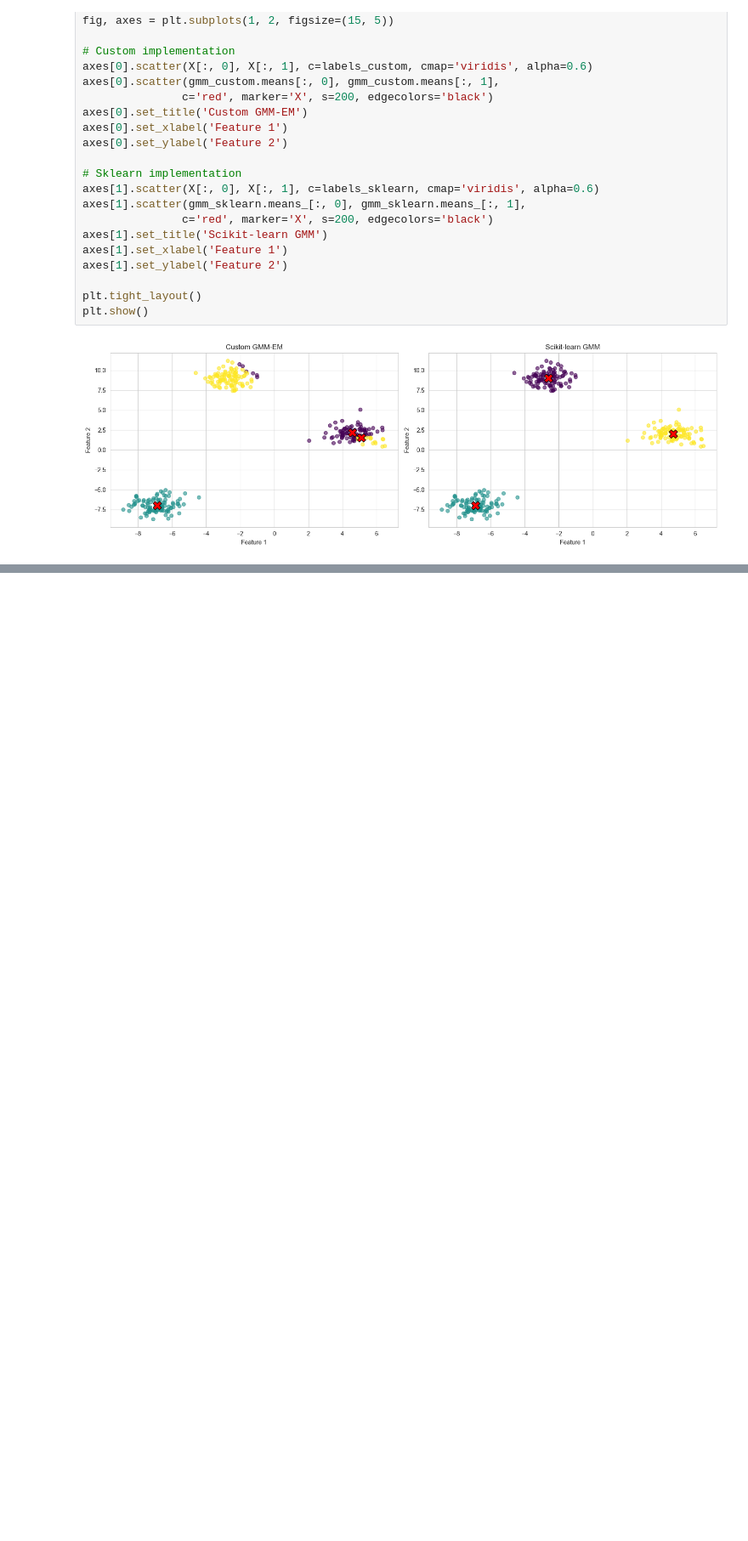
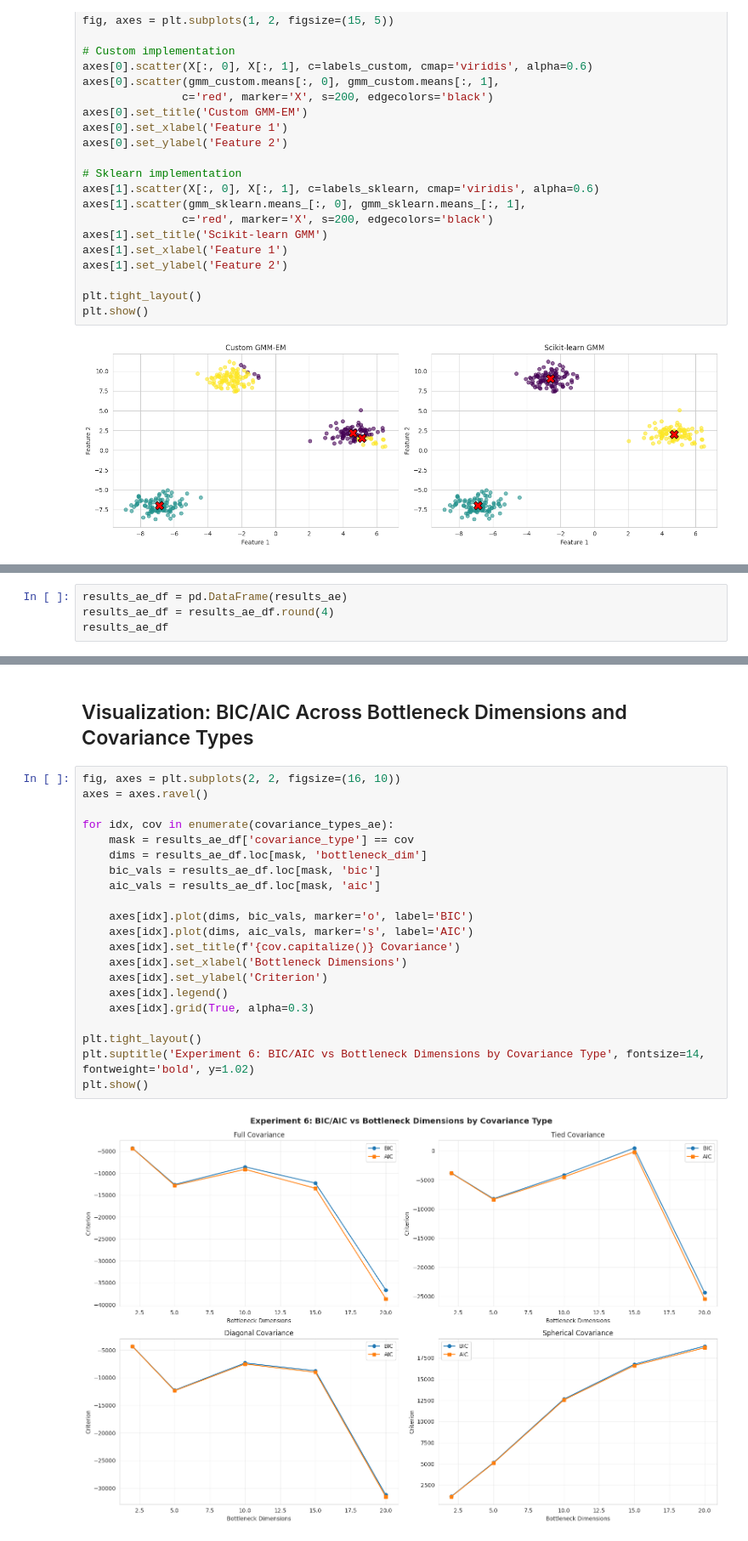
Before and after one commit to oadel1814/Unsupervised-Learning-Algorithms-Implementation-Dimensionality-Reduction-and-Clustering, a Jupyter notebook: GmmAndEm.ipynb, the cells around one changed output, grey strips where cells are left out. Shown at 85% size. Drawn from its saved outputs; the diff is of its cells as text; blank space fills up the shorter version.

```diff
--- a/GmmAndEm.ipynb
+++ b/GmmAndEm.ipynb
@@ -263,0 +1049,4 @@ Optimal number of components (AIC): 3
+# %%
+results_ae_df = pd.DataFrame(results_ae)
+results_ae_df = results_ae_df.round(4)
+results_ae_df
@@ -263,0 +1071,25 @@ Optimal number of components (AIC): 3
+# %% [markdown]
+## Visualization: BIC/AIC Across Bottleneck Dimensions and Covariance Types
+# %%
+fig, axes = plt.subplots(2, 2, figsize=(16, 10))
+axes = axes.ravel()
+
+for idx, cov in enumerate(covariance_types_ae):
+    mask = results_ae_df['covariance_type'] == cov
+    dims = results_ae_df.loc[mask, 'bottleneck_dim']
+    bic_vals = results_ae_df.loc[mask, 'bic']
+    aic_vals = results_ae_df.loc[mask, 'aic']
+
+    axes[idx].plot(dims, bic_vals, marker='o', label='BIC')
+    axes[idx].plot(dims, aic_vals, marker='s', label='AIC')
+    axes[idx].set_title(f'{cov.capitalize()} Covariance')
+    axes[idx].set_xlabel('Bottleneck Dimensions')
+    axes[idx].set_ylabel('Criterion')
+    axes[idx].legend()
+    axes[idx].grid(True, alpha=0.3)
+
+plt.tight_layout()
+plt.suptitle('Experiment 6: BIC/AIC vs Bottleneck Dimensions by Covariance Type', fontsize=14, fontweight='bold', y=1.02)
+plt.show()
+# %% [output]
+[figure, added]
```
Also changed, not shown: parts of 42 cells of this notebook, 3 other files.
